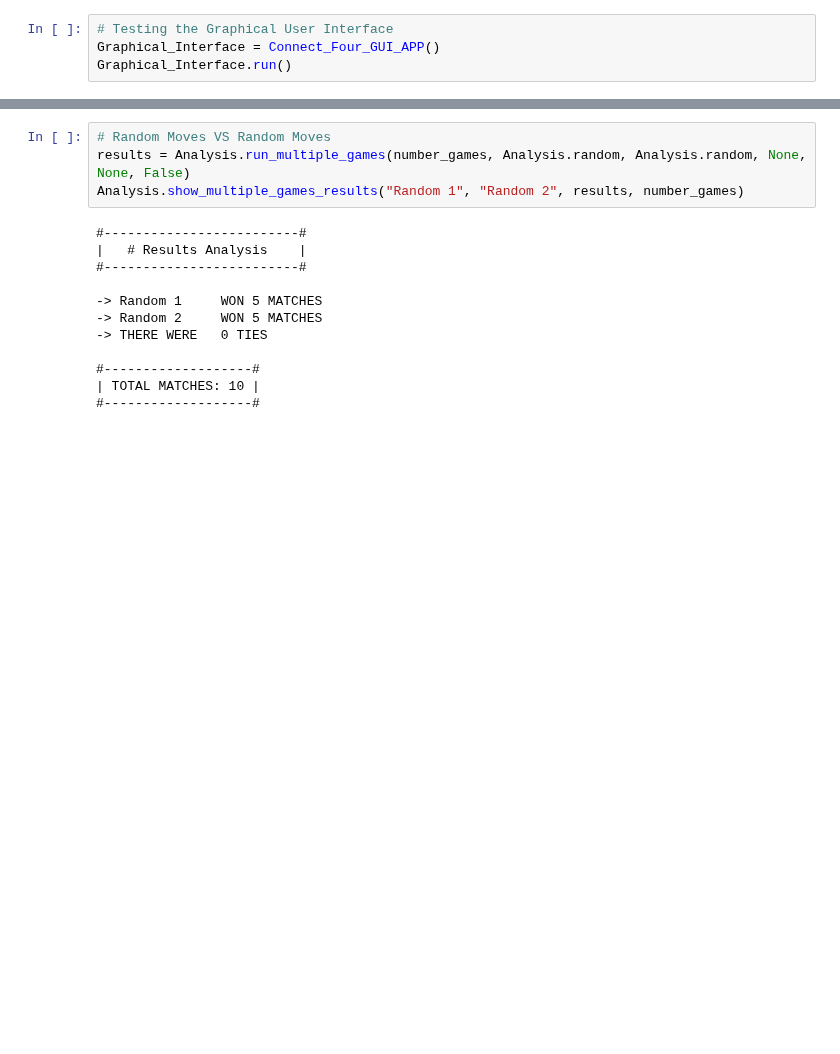
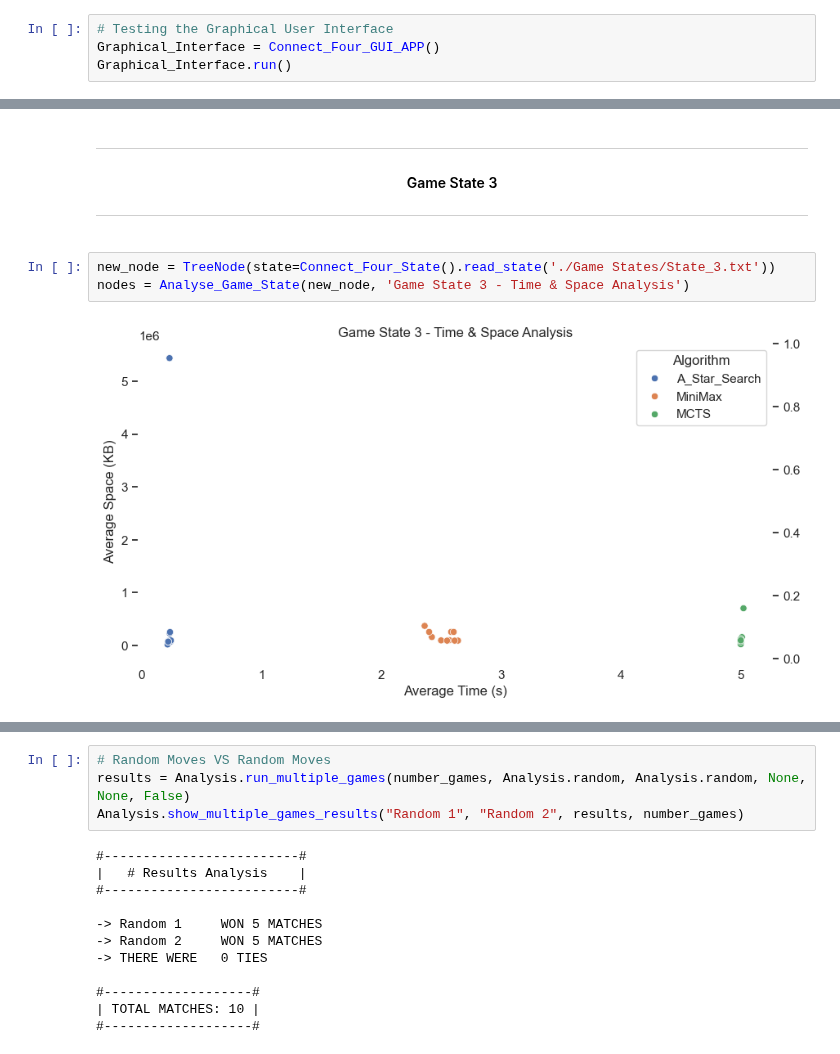
Before and after one commit to EstevesX10/AI-Connect-Four, a Jupyter notebook: Connect 4/Connect-4.ipynb, the cells around one changed output, grey strips where cells are left out. Cells and saved outputs as stored; diff of their text form; blank space fills up the shorter version.

Commit message:
Continued developing the algorithm's performance Analysis

```diff
--- a/Connect 4/Connect-4.ipynb
+++ b/Connect 4/Connect-4.ipynb
@@ -1554,0 +1759,12 @@ Graphical_Interface.run()
+# %% [markdown]
+<div align="center">
+
+---
+#### Game State 3
+---
+</div>
+# %%
+new_node = TreeNode(state=Connect_Four_State().read_state('./Game States/State_3.txt'))
+nodes = Analyse_Game_State(new_node, 'Game State 3 - Time & Space Analysis')
+# %% [output]
+[figure, added]
```
Also changed, not shown: parts of 39 cells of this notebook.
